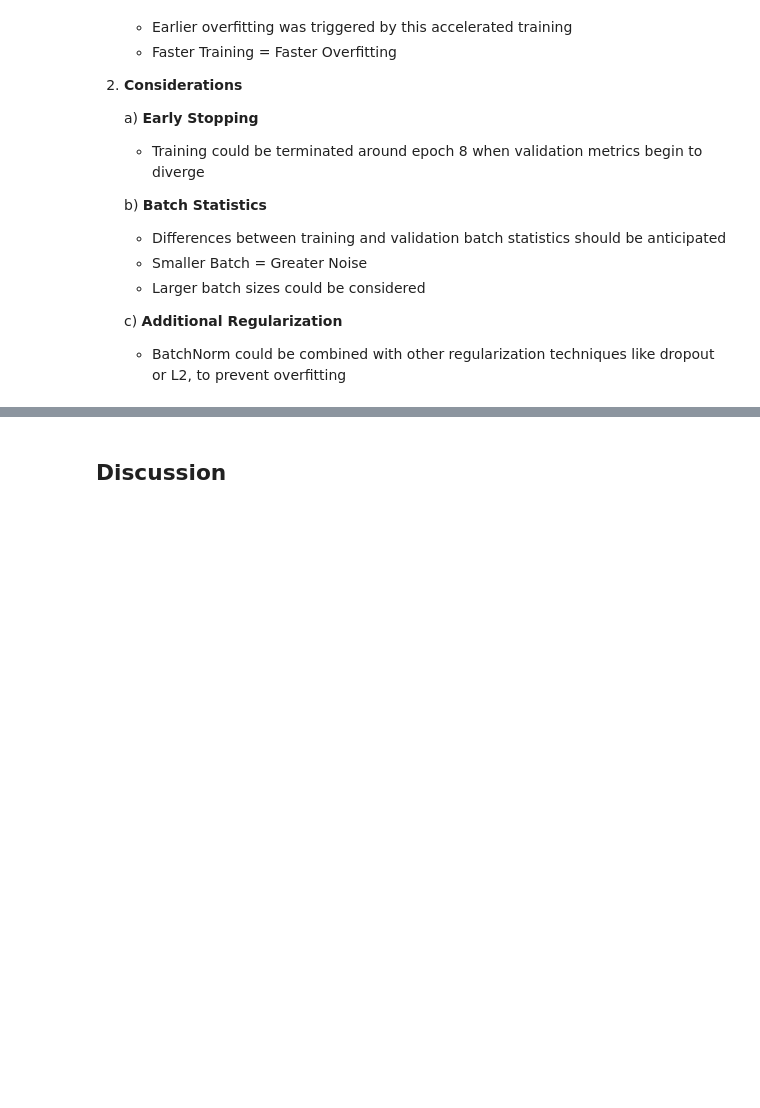
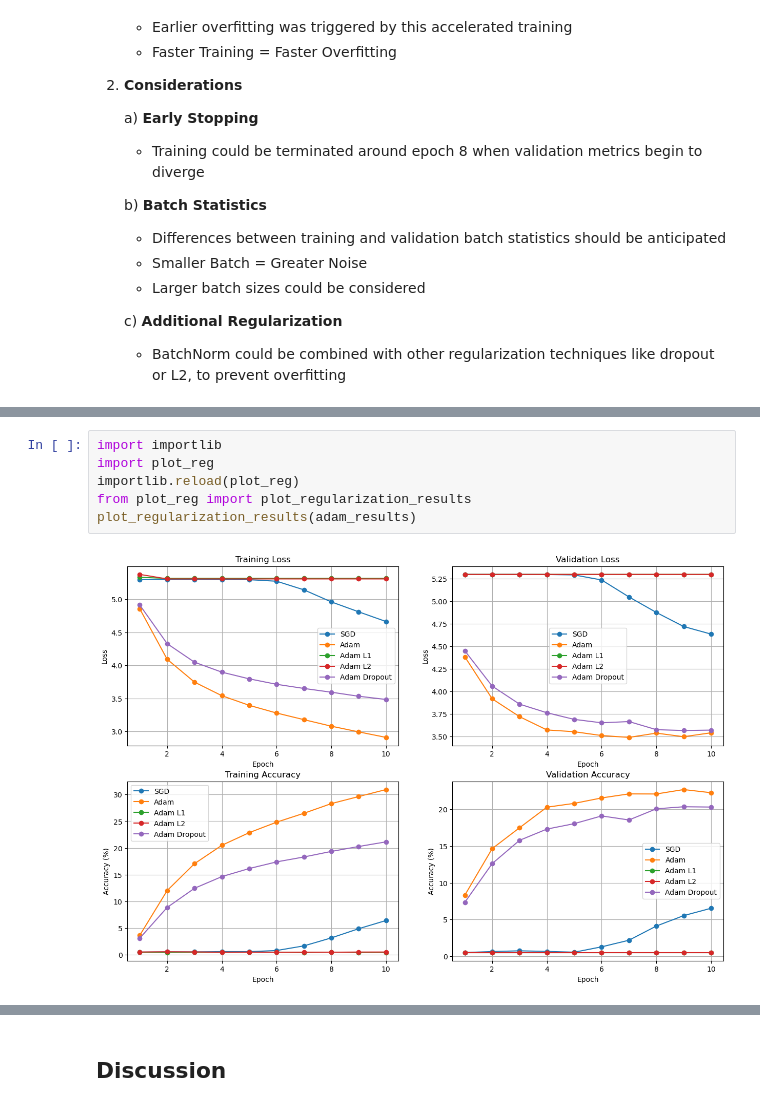
Before and after one commit to hariveliki/deep-learning, a Jupyter notebook: mc1new.ipynb, the cells around one changed output, grey strips where cells are left out. Saved outputs shown, nothing was run; the diff lists cells and outputs as text; blank space fills up the shorter version.

Commit message:
Add adam

```diff
--- a/mc1new.ipynb
+++ b/mc1new.ipynb
@@ -1474,0 +1539,8 @@ def my_code():
+# %%
+import importlib
+import plot_reg
+importlib.reload(plot_reg)
+from plot_reg import plot_regularization_results
+plot_regularization_results(adam_results)
+# %% [output]
+[figure, added]
```
Also changed, not shown: parts of 13 cells of this notebook, 3 other files.
